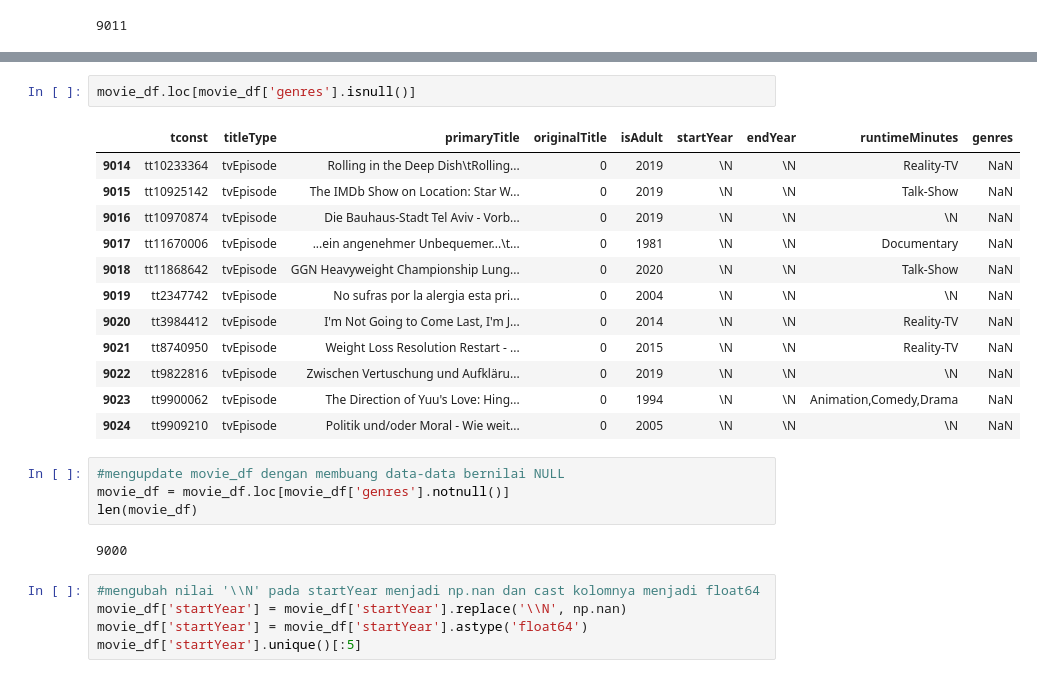
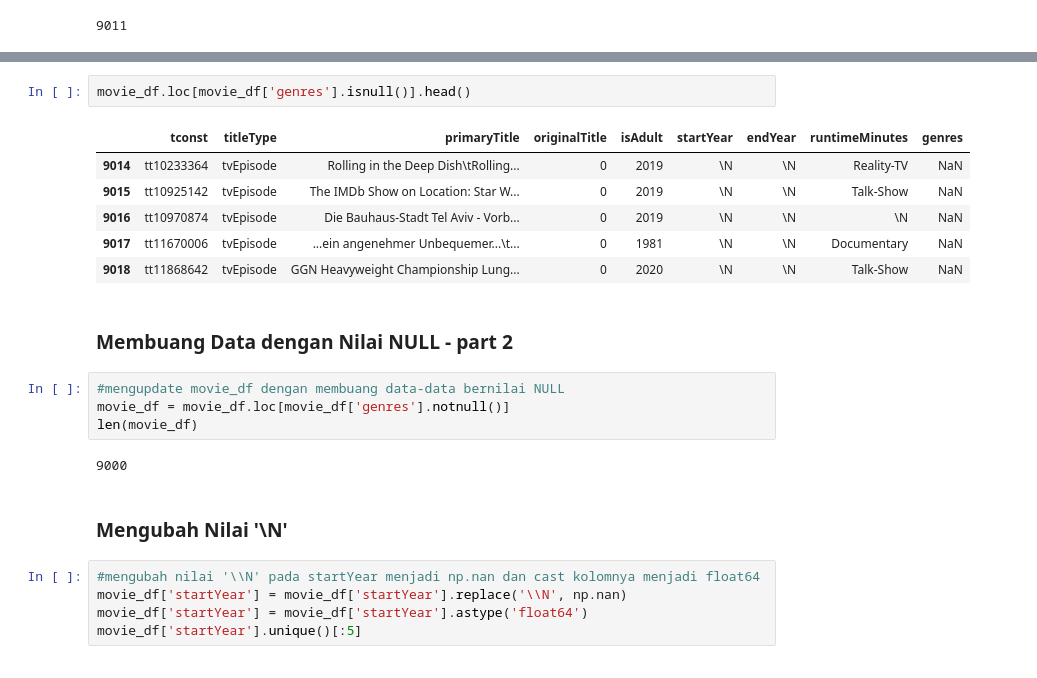
Before and after one commit to QueryIzul/--DQLab--Project-Machine-Learning-with-Python-Building-Recommender-System, a Jupyter notebook: Project Machine Learning with Python Building Recommender System.ipynb, the cells around one changed output, grey strips where cells are left out. Cells and saved outputs as stored; diff of their text form.

```diff
--- a/Project Machine Learning with Python Building Recommender System.ipynb
+++ b/Project Machine Learning with Python Building Recommender System.ipynb
@@ -75,24 +78,22 @@ len(movie_df)
 # %%
-movie_df.loc[movie_df['genres'].isnull()]
+movie_df.loc[movie_df['genres'].isnull()].head()
 # %% [output]
 |  | tconst | titleType | primaryTitle | originalTitle | isAdult | startYear | endYear | runtimeMinutes | genres |
 | 9014 | tt10233364 | tvEpisode | Rolling in the Deep Dish\tRolling... | 0 | 2019 | \N | \N | Reality-TV | NaN |
 | 9015 | tt10925142 | tvEpisode | The IMDb Show on Location: Star W... | 0 | 2019 | \N | \N | Talk-Show | NaN |
 | 9016 | tt10970874 | tvEpisode | Die Bauhaus-Stadt Tel Aviv - Vorb... | 0 | 2019 | \N | \N | \N | NaN |
 | 9017 | tt11670006 | tvEpisode | ...ein angenehmer Unbequemer...\t... | 0 | 1981 | \N | \N | Documentary | NaN |
 | 9018 | tt11868642 | tvEpisode | GGN Heavyweight Championship Lung... | 0 | 2020 | \N | \N | Talk-Show | NaN |
-| 9019 | tt2347742 | tvEpisode | No sufras por la alergia esta pri... | 0 | 2004 | \N | \N | \N | NaN |
-| 9020 | tt3984412 | tvEpisode | I'm Not Going to Come Last, I'm J... | 0 | 2014 | \N | \N | Reality-TV | NaN |
-| 9021 | tt8740950 | tvEpisode | Weight Loss Resolution Restart - ... | 0 | 2015 | \N | \N | Reality-TV | NaN |
-| 9022 | tt9822816 | tvEpisode | Zwischen Vertuschung und Aufkläru... | 0 | 2019 | \N | \N | \N | NaN |
-| 9023 | tt9900062 | tvEpisode | The Direction of Yuu's Love: Hing... | 0 | 1994 | \N | \N | Animation,Comedy,Drama | NaN |
-| 9024 | tt9909210 | tvEpisode | Politik und/oder Moral - Wie weit... | 0 | 2005 | \N | \N | \N | NaN |
+# %% [markdown]
+### Membuang Data dengan Nilai NULL - part 2
 # %%
 #mengupdate movie_df dengan membuang data-data bernilai NULL
 movie_df = movie_df.loc[movie_df['genres'].notnull()]
 len(movie_df)
 # %% [output]
 9000
+# %% [markdown]
+### Mengubah Nilai '\N'
 # %%
 #mengubah nilai '\\N' pada startYear menjadi np.nan dan cast kolomnya menjadi float64
 movie_df['startYear'] = movie_df['startYear'].replace('\\N', np.nan)
```
Also changed, not shown: parts of 18 cells of this notebook.
